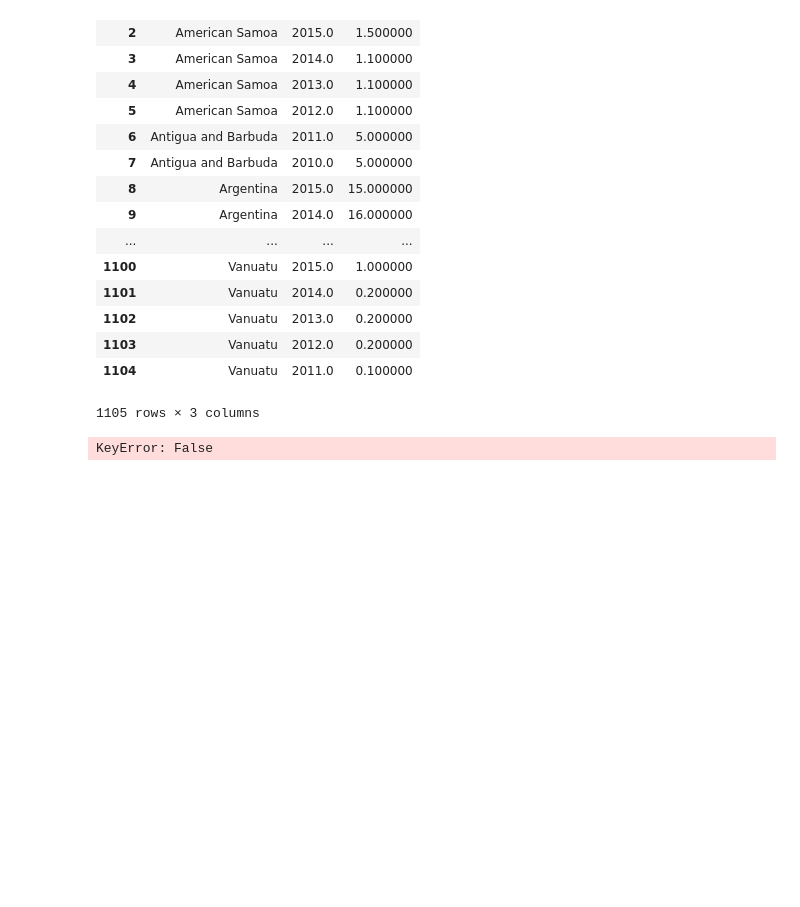
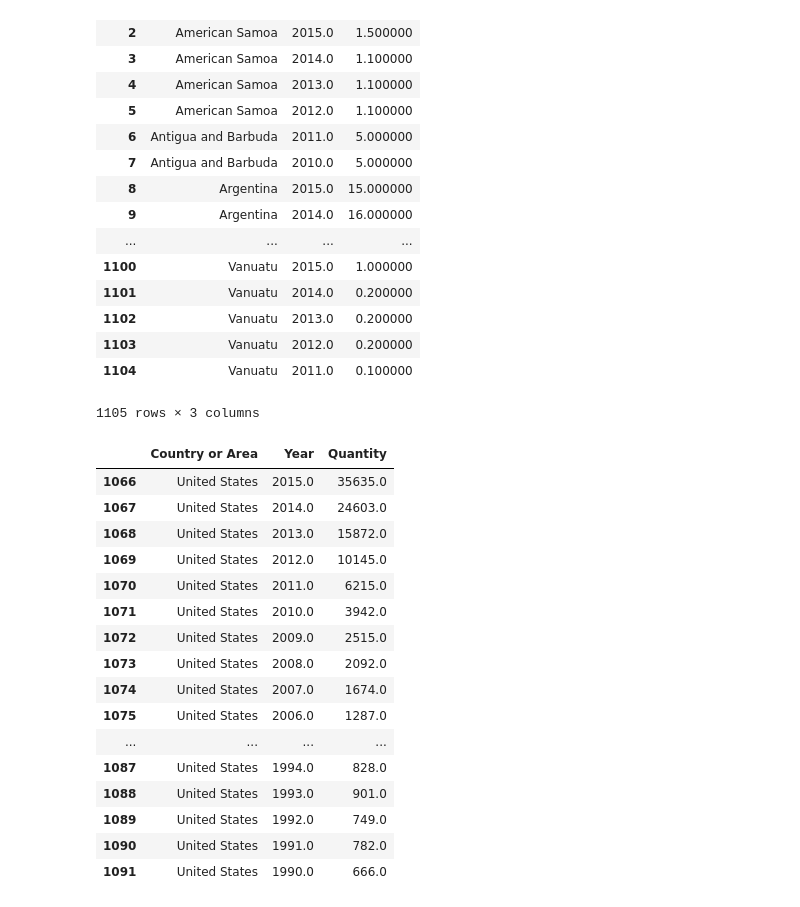
Before and after one commit to krumholz/Jupyter, a Jupyter notebook: public/csv-reader (total-global-solar-production).ipynb, the cells around one changed output. Cells and saved outputs as stored; diff of their text form; code cells hidden in the pictures; blank space fills up the shorter version.

```diff
--- a/public/csv-reader (total-global-solar-production).ipynb
+++ b/public/csv-reader (total-global-solar-production).ipynb
@@ -65,7 +67,23 @@ solar_output
 | 1104 | Vanuatu | 2011.0 | 0.100000 |
 1105 rows × 3 columns
 # %%
-us = solar_output['Country or Area' == 'United States']
-solar_output[us]
+us = solar_output[solar_output['Country or Area'] == 'United States']
+us
 # %% [output]
-KeyError: False
+|  | Country or Area | Year | Quantity |
+| 1066 | United States | 2015.0 | 35635.0 |
+| 1067 | United States | 2014.0 | 24603.0 |
+| 1068 | United States | 2013.0 | 15872.0 |
+| 1069 | United States | 2012.0 | 10145.0 |
+| 1070 | United States | 2011.0 | 6215.0 |
+| 1071 | United States | 2010.0 | 3942.0 |
+| 1072 | United States | 2009.0 | 2515.0 |
+| 1073 | United States | 2008.0 | 2092.0 |
+| 1074 | United States | 2007.0 | 1674.0 |
+| 1075 | United States | 2006.0 | 1287.0 |
+| ... | ... | ... | ... |
+| 1087 | United States | 1994.0 | 828.0 |
+| 1088 | United States | 1993.0 | 901.0 |
+| 1089 | United States | 1992.0 | 749.0 |
+| 1090 | United States | 1991.0 | 782.0 |
+| 1091 | United States | 1990.0 | 666.0 |
```
Also changed, not shown: parts of 2 cells of this notebook.
